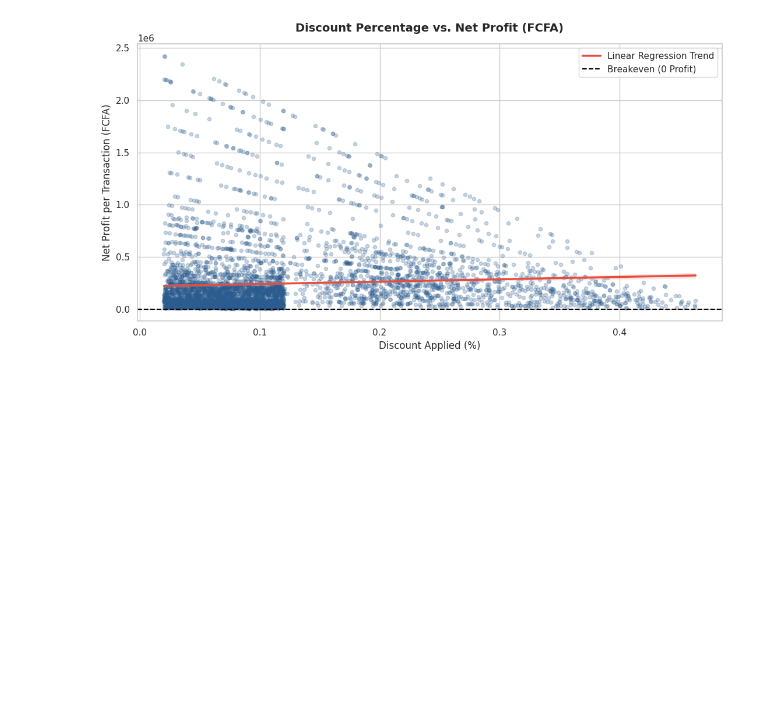
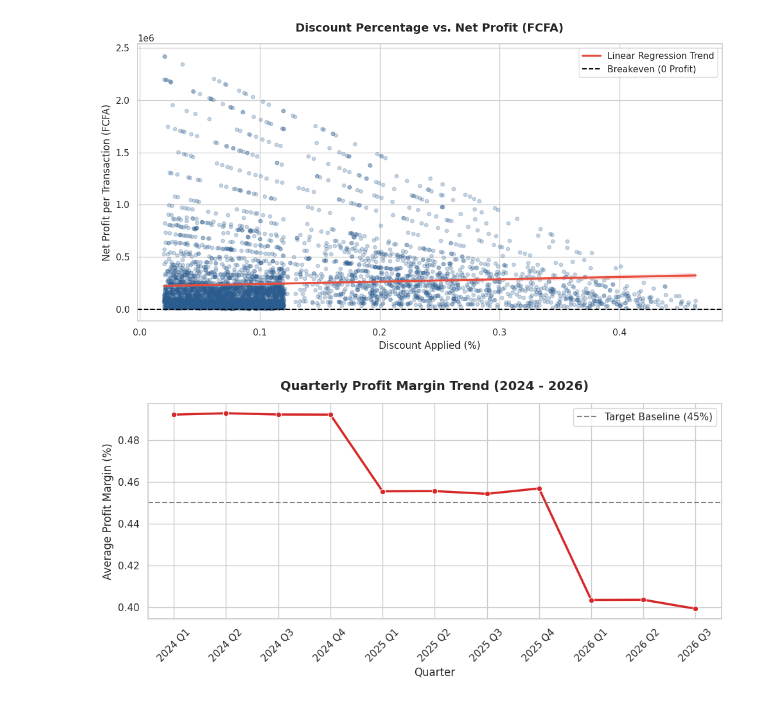
Before and after one commit to Tandah-Marcelle/Retail-Dashboard-Analysis, a Jupyter notebook: notebooks/visulaization_retail_analysis.ipynb, the cells around one changed output. Drawn from its saved outputs; the diff is of its cells as text; code cells hidden in the pictures; blank space fills up the shorter version.

Commit message:
addition of visuals

```diff
--- a/notebooks/visulaization_retail_analysis.ipynb
+++ b/notebooks/visulaization_retail_analysis.ipynb
@@ -128,3 +128,21 @@ plt.tight_layout()
 plt.show()
 # %% [output]
 [figure]
+# %%
+#CHART 4: QUARTERLY MARGIN TREND OVER TIME
+
+df['period'] = df['year'].astype(str) + " Q" + df['quarter'].astype(str)
+quarterly_trend = df.groupby('period')['margin_pct'].mean().reset_index()
+
+plt.figure(figsize=(10, 5))
+sns.lineplot(data=quarterly_trend, x='period', y='margin_pct', marker='o', color='#d62728', linewidth=2.5)
+plt.axhline(y=0.45, color='gray', linestyle='--', label='Target Baseline (45%)')
+plt.title("Quarterly Profit Margin Trend (2024 - 2026)", pad=15, fontweight='bold')
+plt.xlabel("Quarter")
+plt.ylabel("Average Profit Margin (%)")
+plt.xticks(rotation=45)
+plt.legend()
+plt.tight_layout()
+plt.show()
+# %% [output]
+[figure, added]
```
Also changed, not shown: parts of 3 cells of this notebook.
